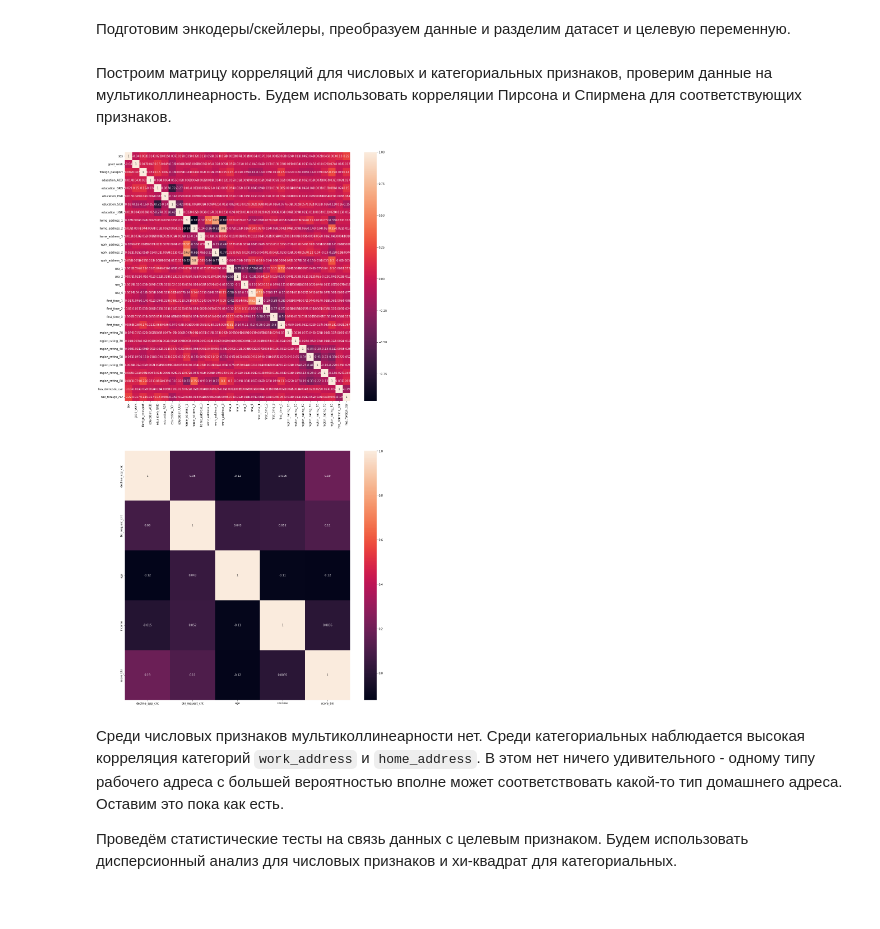
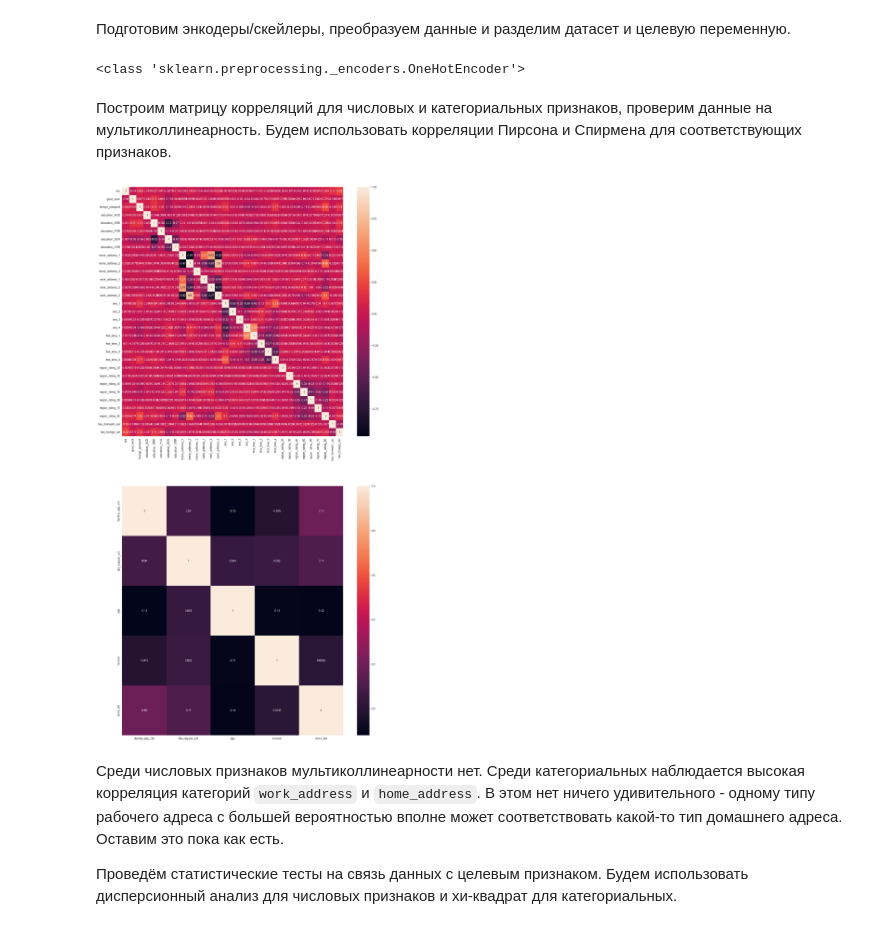
Before and after one commit to LeonoffNSU/league_scoring, a Jupyter notebook: sf-scoring.ipynb, the cells around one changed output. Saved outputs shown, nothing was run; the diff lists cells and outputs as text; code cells hidden in the pictures.

```diff
--- a/sf-scoring.ipynb
+++ b/sf-scoring.ipynb
@@ -1271,7 +1316,8 @@ ordinal_encoder = OrdinalEncoder(
     ],
     dtype='uint8'
 )
-one_hot_encoder = OneHotEncoder(sparse=False, dtype='uint8')
+one_hot_encoder = OneHotEncoder(sparse_output=False, dtype='uint8')
+print(type(one_hot_encoder))
 bin_encoder = OrdinalEncoder(dtype='uint8')
 std_scaler = StandardScaler()
 robust_scaler = RobustScaler()
@@ -1285,24 +1331,26 @@ transformers = [
 
 X = transform_features(train_df, transformers, fit=True).drop(cols_to_delete + one_hot_cols + ['default'], axis=1)
 y = train_df['default']
+# %% [output]
+<class 'sklearn.preprocessing._encoders.OneHotEncoder'>
 # %% [markdown]
 Построим матрицу корреляций для числовых и категориальных признаков, проверим данные на мультиколлинеарность. Будем использовать корреляции Пирсона и Спирмена для соответствующих признаков.
 # %%
 def corr_heatmaps(df_list):
     fig = plt.figure(figsize=(18, 36))
     axes = fig.subplots(2, 1)
 
     for i, (df, method) in enumerate(df_list):
         seaborn.heatmap(df.corr(method=method), annot=True, ax=axes[i])
 
     return axes
 
-cat_cols = ordinal_cols + bin_cols + list(one_hot_encoder.get_feature_names(one_hot_cols)) + ['has_domestic_car', 'has_foreign_car']
+cat_cols = ordinal_cols + bin_cols + list(one_hot_encoder.get_feature_names_out(one_hot_cols)) + ['has_domestic_car', 'has_foreign_car']
 num_cols = robust_cols + std_cols
 
 corr_heatmaps([(X[cat_cols], 'pearson'), (X[num_cols], 'spearman')]);
 # %% [output]
-[figure, old version]
+[figure, new version]
 # %% [markdown]
 Среди числовых признаков мультиколлинеарности нет. Среди категориальных наблюдается высокая корреляция категорий `work_address` и `home_address`. В этом нет ничего удивительного - одному типу рабочего адреса с большей вероятностью вполне может соответствовать какой-то тип домашнего адреса. Оставим это пока как есть.
 
```
Also changed, not shown: parts of 66 cells of this notebook, 2 other files.
